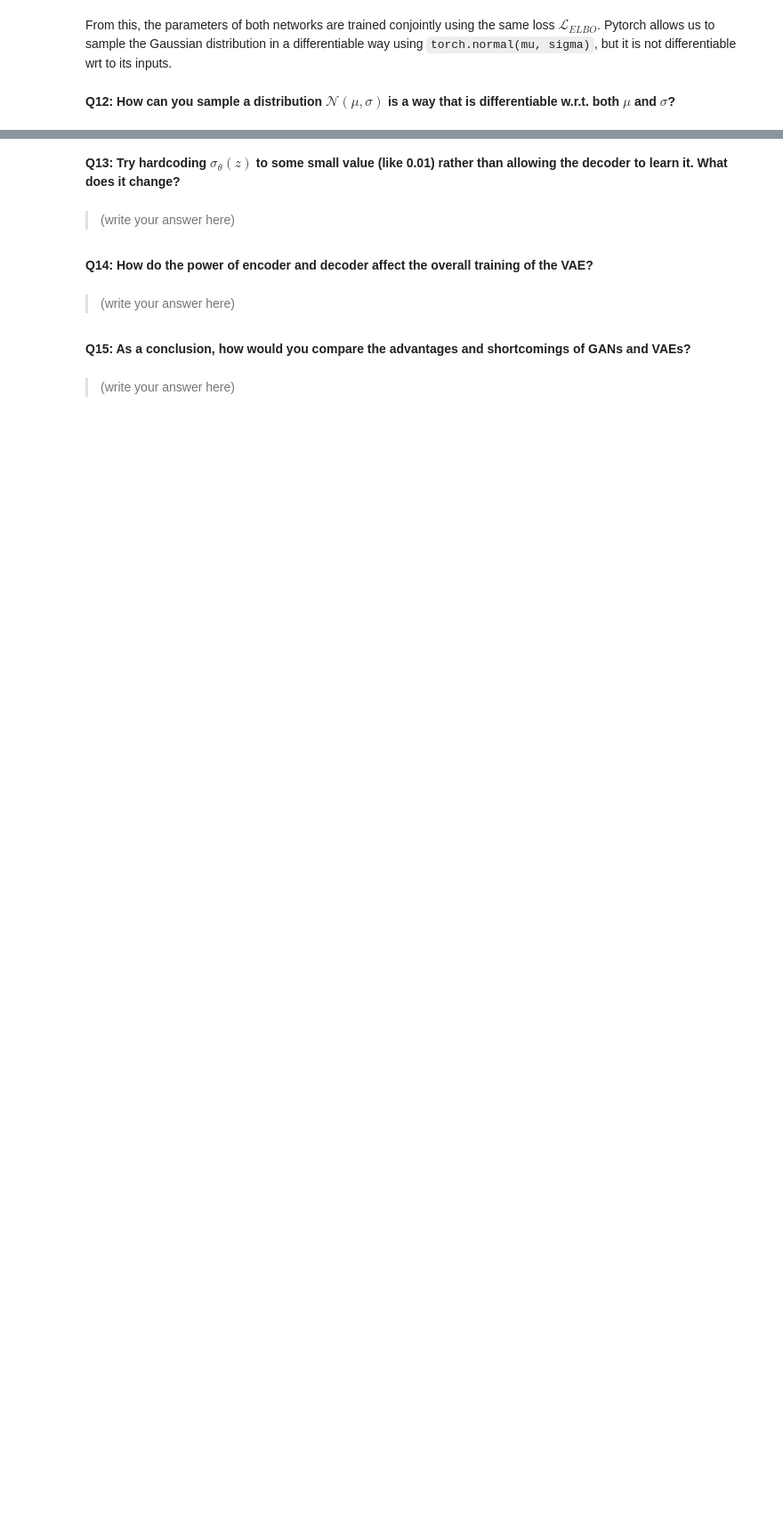
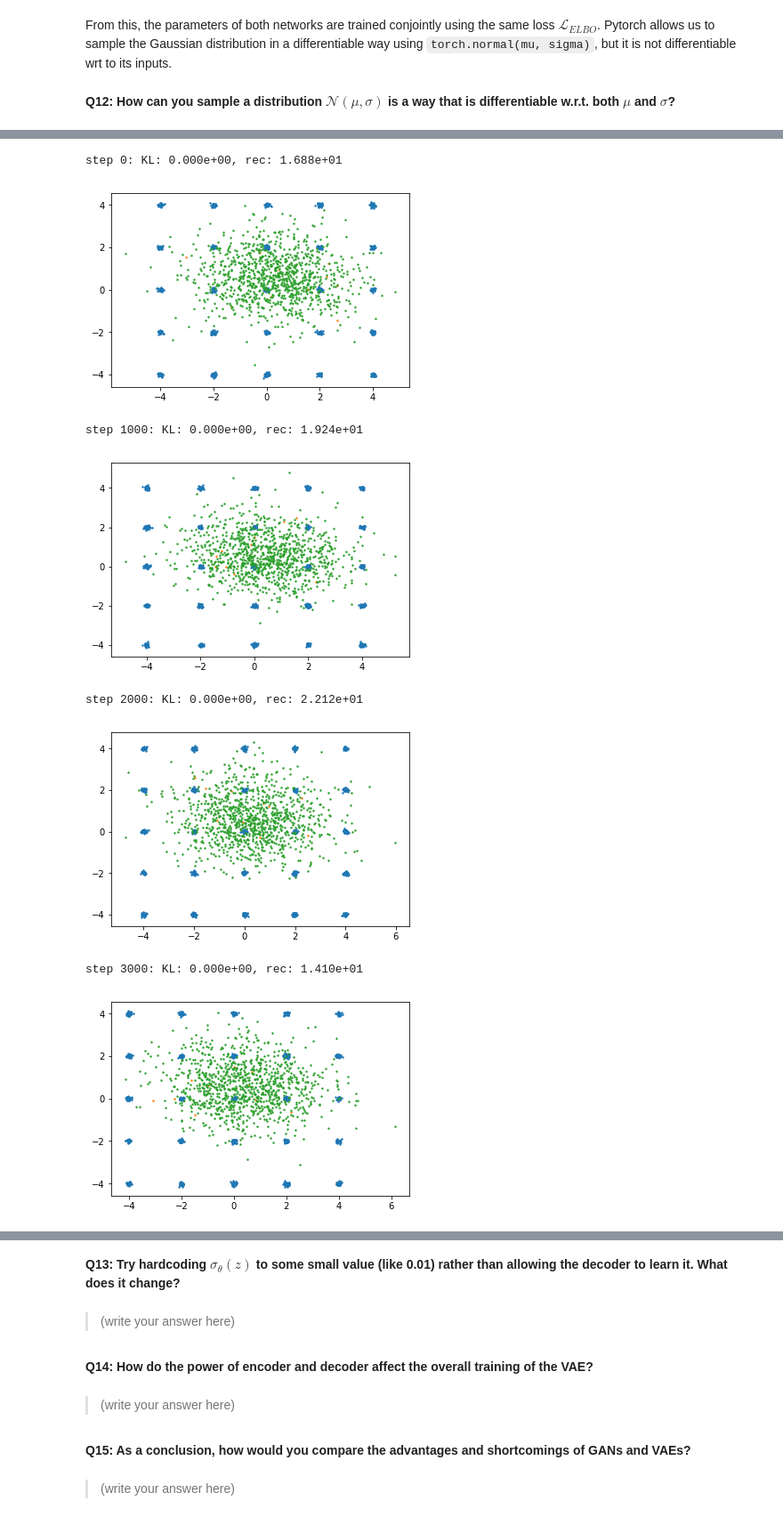
Before and after one commit to plguhur/MVA, a Jupyter notebook: DeepLearningInPractice/TD-GAN-VAE.ipynb, the cells around one changed output, grey strips where cells are left out. Shown at 89% size. Cells and saved outputs as stored; diff of their text form; code cells hidden in the pictures; blank space fills up the shorter version.

```diff
--- a/DeepLearningInPractice/TD-GAN-VAE.ipynb
+++ b/DeepLearningInPractice/TD-GAN-VAE.ipynb
@@ -210,9 +210,24 @@ We will also model $p_\theta(x | z)$ as a diagonal Gaussian $\mathcal{N}(\mu_\th
 We will build and train a VAE using the same dataset as previously, in order to compare its behavior to GANs. For numerical stability, we will interpret the output of the encoder and decoder networks as $(\mu, \log\sigma^2)$, rather than $(\mu, \sigma)$.
 # %%
 from torch import nn
+import torch.nn.functional as F
+import torch
+import matplotlib.pyplot as plt
+
+def generate_batch(batchlen):
+    """This function generates a batch of length 'batchlen' from the 25-gaussian dataset.
+
+    return a torch tensor of dimensions (batchlen, 2)
+    """
+    # to sample from the gaussian mixture, we first sample the means for each point, then
+    # add a gaussian noise with small variance
+    samples = torch.multinomial(torch.tensor([0.2,0.2,0.2,0.2,0.2]), 2*batchlen, replacement=True)
+    means = (2.0 * (samples - 2.0)).view(batchlen,2).type(torch.FloatTensor)
+    return torch.normal(means, 0.05)
+
 
 # Choose a value for the latent dimension
-LATENT_N = 10
+LATENT_N = 3
 
 # Define the generator
 class Encoder(nn.Module):
@@ -263,39 +276,54 @@ From this, the parameters of both networks are trained conjointly using the same
 # Total number of training iterations for the VAE
 N_ITER = 40001
 # Batch size to use
-BATCHLEN = 128
+BATCHLEN = 10
 
 encoder = Encoder()
 optim_enc = torch.optim.Adam(encoder.parameters(), lr=0.001, betas=(0.5,0.9))
 decoder = Decoder()
 optim_dec = torch.optim.Adam(decoder.parameters(), lr=0.001, betas=(0.5,0.9))
+mse_loss = torch.nn.MSELoss(size_average=False)
 
 for i in range(N_ITER):
     encoder.zero_grad()
     decoder.zero_grad()
 
     x = generate_batch(BATCHLEN)
 
     enc_mu, enc_logvar = encoder(x)
     # Compute here the DKL part of the VAE loss
-    loss_kl = 0 # FILL HERE
+    loss_kl = 0#torch.mean(.5 * torch.sum((enc_mu**2) + torch.exp(enc_logvar) - 1 - enc_logvar, 1))
+
     # Compute here the sample z, using Q12
-    z = 0 # FILL HERE
+    std = torch.exp(0.5*enc_logvar)
+    eps = torch.randn_like(std)
+    z = eps.mul(std).add_(enc_mu)
+    dec_mu, dec_logvar = decoder(z)
 
-    dec_mu, dec_logvar = decoder(z)
     # Compute here the second part of the VAE loss
-    loss_rec = 0 # FILL HERE
+    x_r = torch.normal(dec_mu, torch.exp(0.5*dec_logvar))
+    loss_rec = mse_loss(x_r, x) / BATCHLEN
 
     (loss_kl + loss_rec).backward()
     optim_enc.step()
     optim_dec.step()
-    if i%100 == 0:
+    if i%1000 == 0:
+        #print(enc_mu, enc_logvar, dec_mu, dec_logvar)
         print('step {}: KL: {:.3e}, rec: {:.3e}'.format(i, float(loss_kl), float(loss_rec)))
         # plot the result
         real_batch = generate_batch(1024)
         rec_batch = torch.normal(dec_mu, torch.exp(0.5*dec_logvar)).detach()
         fake_batch = decoder.generate(1024).detach()
         plt.scatter(real_batch[:,0], real_batch[:,1], s=2.0, label='real data')
         plt.scatter(rec_batch[:,0], rec_batch[:,1], s=2.0, label='rec data')
         plt.scatter(fake_batch[:,0], fake_batch[:,1], s=2.0, label='fake data')
         plt.show()
+# %% [output]
+step 0: KL: 0.000e+00, rec: 1.688e+01
+[figure, added]
+step 1000: KL: 0.000e+00, rec: 1.924e+01
+[figure, added]
+step 2000: KL: 0.000e+00, rec: 2.212e+01
+[figure, added]
+step 3000: KL: 0.000e+00, rec: 1.410e+01
+[figure, added]
```
Also changed, not shown: parts of 4 cells of this notebook.
